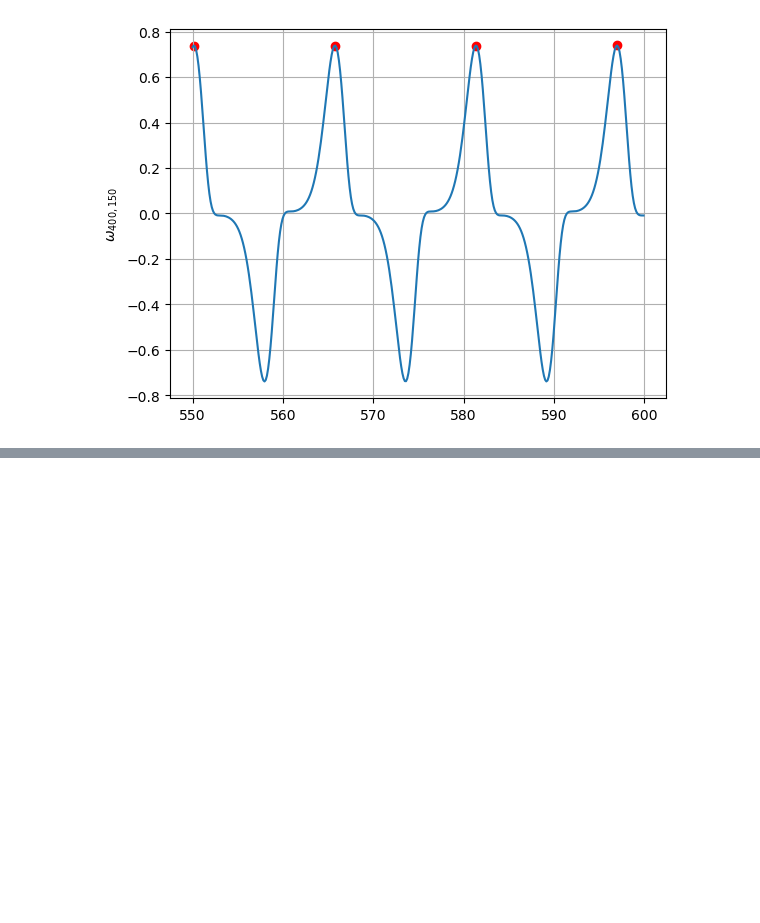
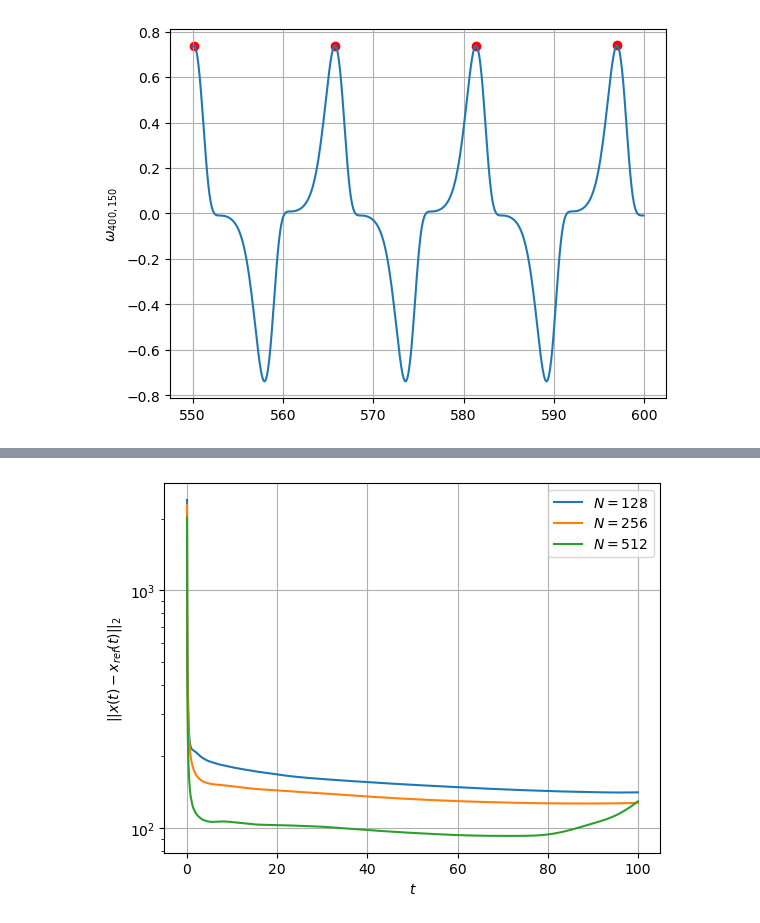
Before and after one commit to grmacchio/dynml, a Jupyter notebook: test_dynml/examples/test_cylinder.ipynb, the cells around one changed output, grey strips where cells are left out. Cells and saved outputs as stored; diff of their text form; code cells hidden in the pictures; blank space fills up the shorter version.

```diff
--- a/test_dynml/examples/test_cylinder.ipynb
+++ b/test_dynml/examples/test_cylinder.ipynb
@@ -105,0 +192,38 @@ Strouhal number: 0.204
+# %%
+error1 = [(interpolate(x1, ds_s1) - x_ref).flatten().norm().item()]
+error2 = [(interpolate(x2, ds_s2) - x_ref).flatten().norm().item()]
+error3 = [(interpolate(x3, ds_s3) - x_ref).flatten().norm().item()]
+time1 = [0.0]
+time2 = [0.0]
+time3 = [0.0]
+timeref = [0.0]
+t_final = 100.0
+num_samples = int(t_final / ds_ref.dt) + 1
+for k in trange(num_samples - 1):
+    t0 = time()
+    x1 = ds_s1.map(x1)
+    time1.append(time() - t0)
+    t0 = time()
+    x2 = ds_s2.map(x2)
+    time2.append(time() - t0)
+    t0 = time()
+    x3 = ds_s3.map(x3)
+    time3.append(time() - t0)
+    t0 = time()
+    x_ref = ds_ref.map(x_ref)
+    timeref.append(time() - t0)
+    error1.append((interpolate(x1, ds_s1) - x_ref).flatten().norm().item())
+    error2.append((interpolate(x2, ds_s2) - x_ref).flatten().norm().item())
+    error3.append((interpolate(x3, ds_s3) - x_ref).flatten().norm().item())
+# %%
+fig, ax = subplots(1, 1)
+ax.semilogy(linspace(0, t_final, num_samples), error1, label='$N = 128$')
+ax.semilogy(linspace(0, t_final, num_samples), error2, label='$N = 256$')
+ax.semilogy(linspace(0, t_final, num_samples), error3, label='$N = 512$')
+ax.grid()
+ax.legend()
+ax.set_xlabel('$t$')
+ax.set_ylabel('$||x(t) - x_{ref}(t)||_2$')
+show()
+# %% [output]
+[figure, added]
```
Also changed, not shown: parts of 13 cells of this notebook.
